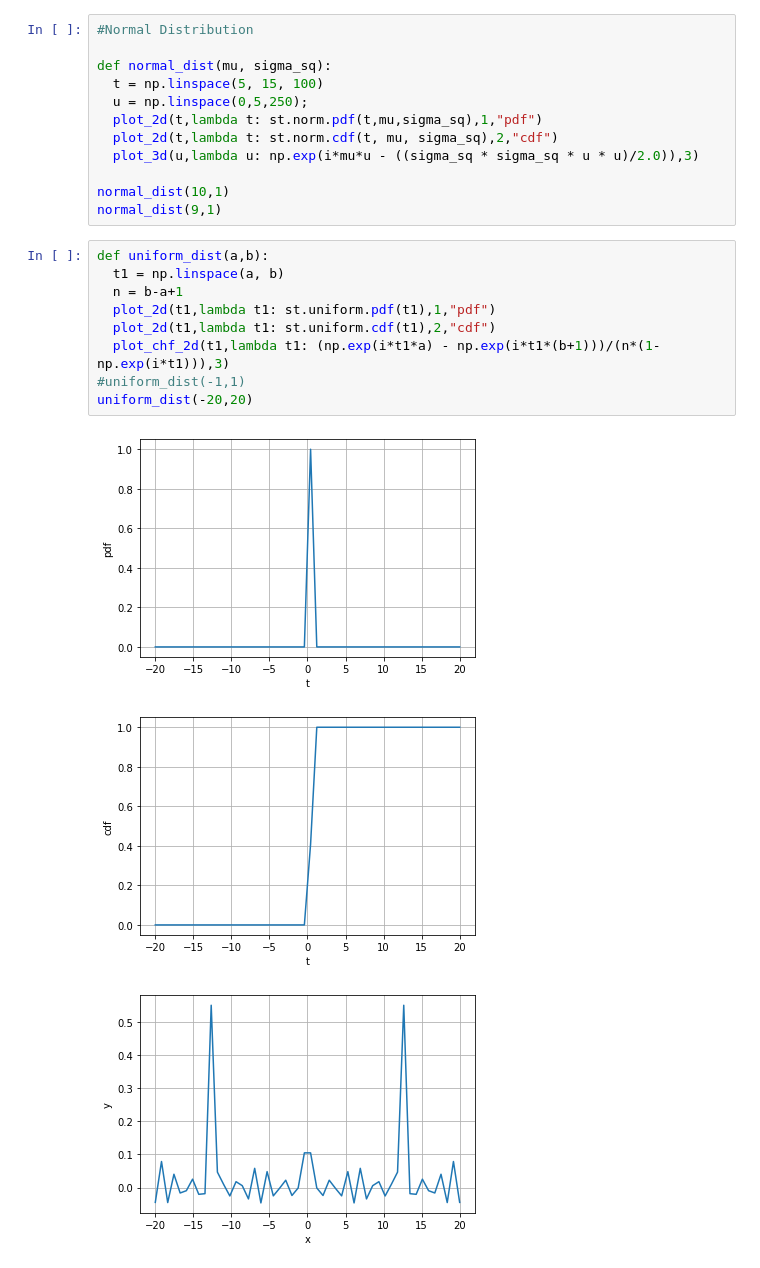
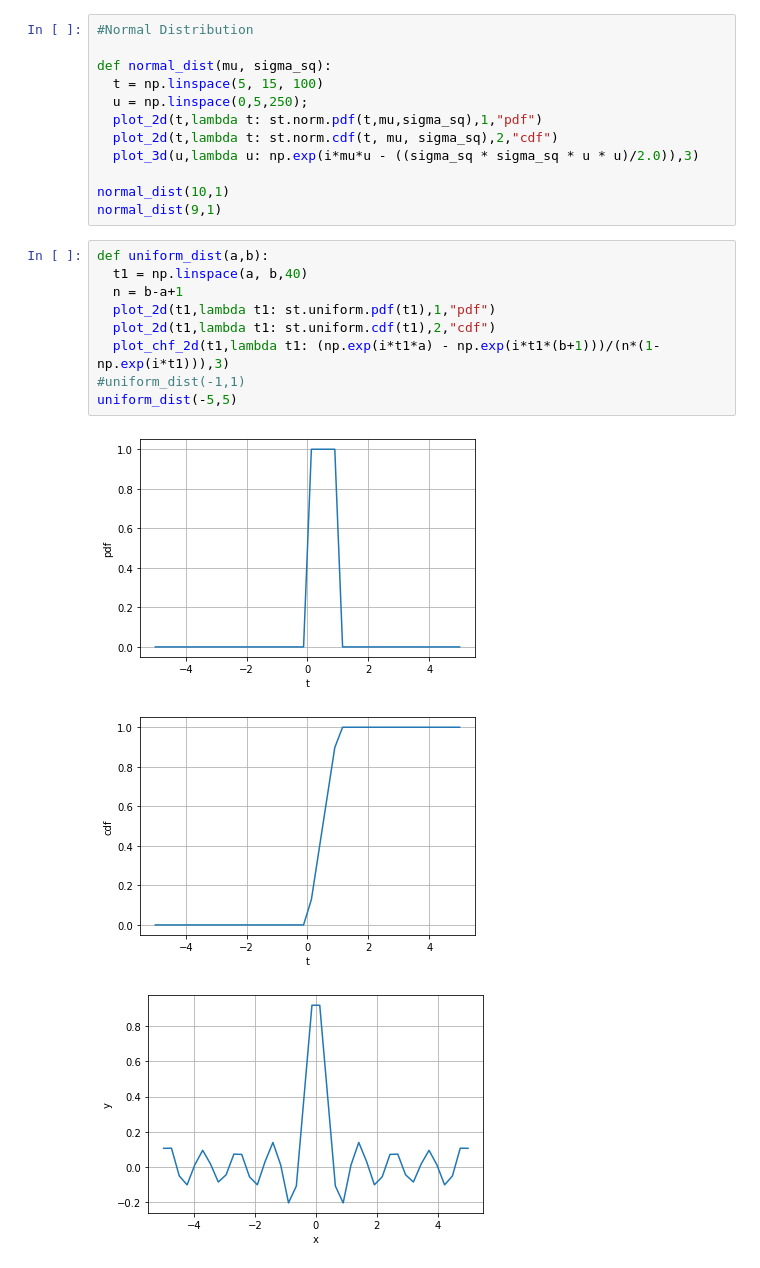
Before and after one commit to bkgsur/FinanceModelingComputationWithPython, a Jupyter notebook: 1_CDF_PDF_CHF.ipynb, the cells around one changed output. Saved outputs shown, nothing was run; the diff lists cells and outputs as text.

```diff
--- a/1_CDF_PDF_CHF.ipynb
+++ b/1_CDF_PDF_CHF.ipynb
@@ -56,14 +56,14 @@ normal_dist(10,1)
 normal_dist(9,1)
 # %%
 def uniform_dist(a,b):
-  t1 = np.linspace(a, b)
+  t1 = np.linspace(a, b,40)
   n = b-a+1
   plot_2d(t1,lambda t1: st.uniform.pdf(t1),1,"pdf")
   plot_2d(t1,lambda t1: st.uniform.cdf(t1),2,"cdf")
   plot_chf_2d(t1,lambda t1: (np.exp(i*t1*a) - np.exp(i*t1*(b+1)))/(n*(1-np.exp(i*t1))),3)
 #uniform_dist(-1,1)
-uniform_dist(-20,20)
+uniform_dist(-5,5)
 # %% [output]
-[figure, old version]
+[figure, new version]
-[figure, old version]
+[figure, new version]
-[figure, old version]
+[figure, new version]
```
